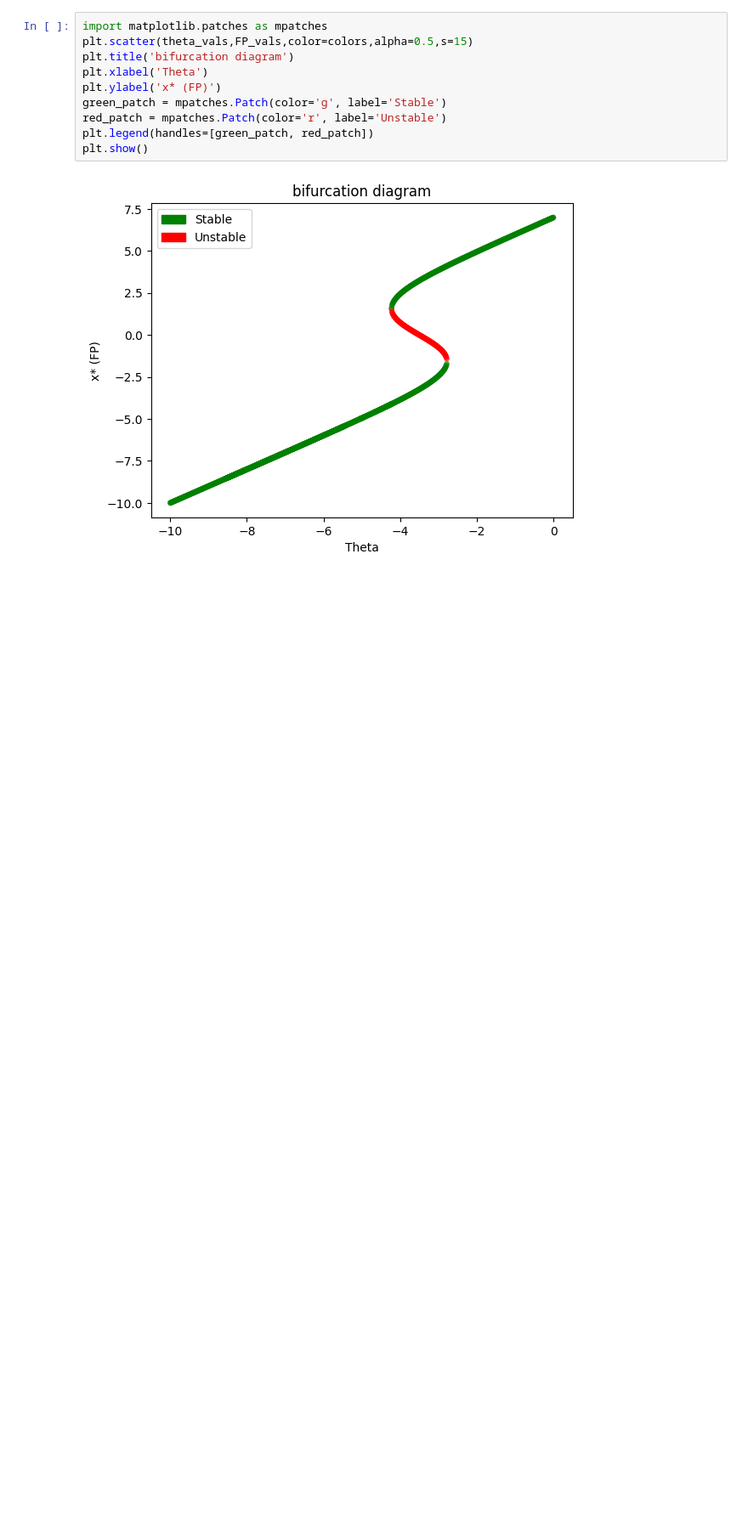
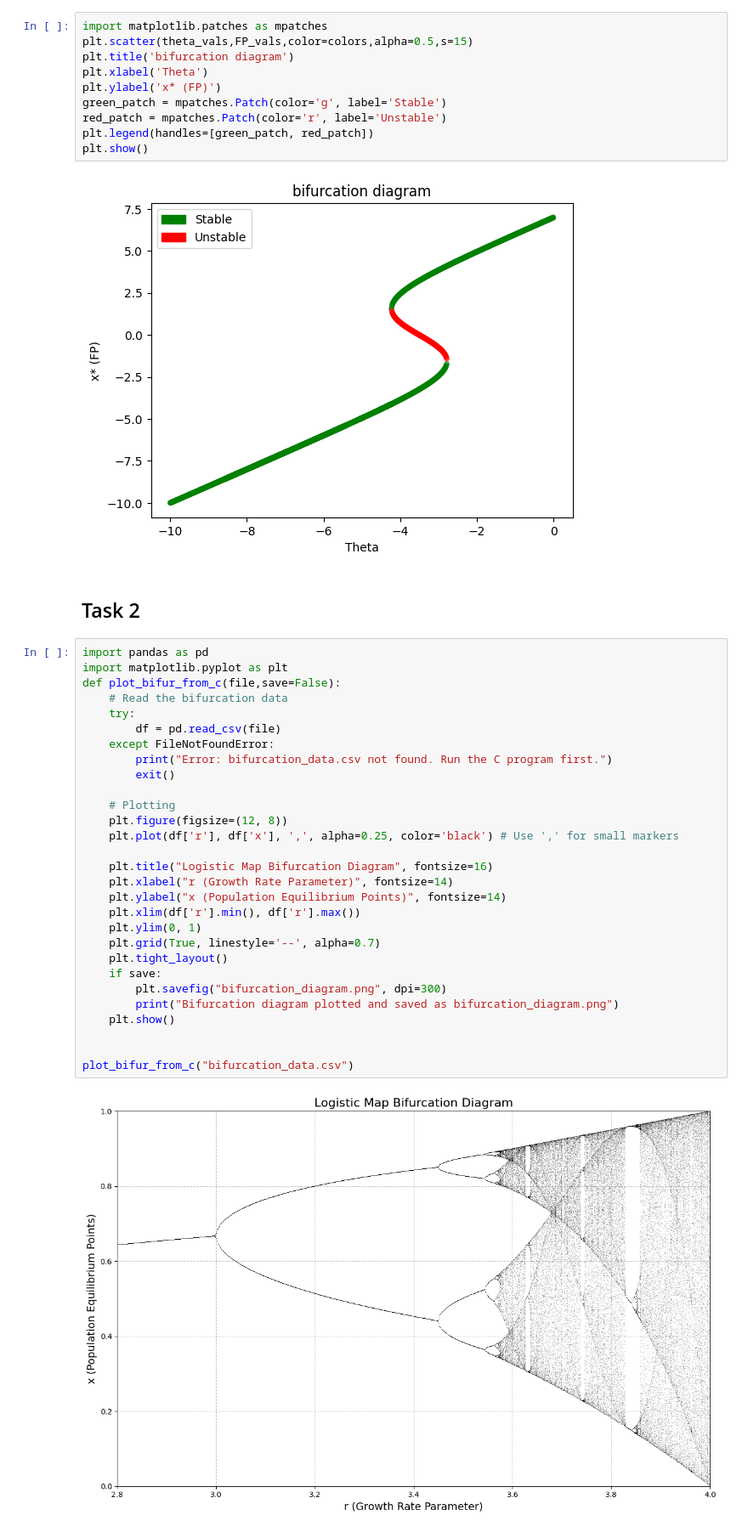
Before and after one commit to Sam-RvandV/TSM_SS2025, a Jupyter notebook: exercises/ex5/ex5.ipynb, the cells around one changed output. Shown at 85% size. Cells and saved outputs as stored; diff of their text form; blank space fills up the shorter version.

```diff
--- a/exercises/ex5/ex5.ipynb
+++ b/exercises/ex5/ex5.ipynb
@@ -224,3 +224,36 @@ plt.legend(handles=[green_patch, red_patch])
 plt.show()
 # %% [output]
 [figure]
+# %% [markdown]
+## Task 2
+# %%
+import pandas as pd
+import matplotlib.pyplot as plt
+def plot_bifur_from_c(file,save=False):
+    # Read the bifurcation data
+    try:
+        df = pd.read_csv(file)
+    except FileNotFoundError:
+        print("Error: bifurcation_data.csv not found. Run the C program first.")
+        exit()
+
+    # Plotting
+    plt.figure(figsize=(12, 8))
+    plt.plot(df['r'], df['x'], ',', alpha=0.25, color='black') # Use ',' for small markers
+
+    plt.title("Logistic Map Bifurcation Diagram", fontsize=16)
+    plt.xlabel("r (Growth Rate Parameter)", fontsize=14)
+    plt.ylabel("x (Population Equilibrium Points)", fontsize=14)
+    plt.xlim(df['r'].min(), df['r'].max())
+    plt.ylim(0, 1)
+    plt.grid(True, linestyle='--', alpha=0.7)
+    plt.tight_layout()
+    if save:
+        plt.savefig("bifurcation_diagram.png", dpi=300)
+        print("Bifurcation diagram plotted and saved as bifurcation_diagram.png")
+    plt.show()
+
+
+plot_bifur_from_c("bifurcation_data.csv")
+# %% [output]
+[figure, added]
```
Also changed, not shown: parts of 1 cell of this notebook, 5 other files.
